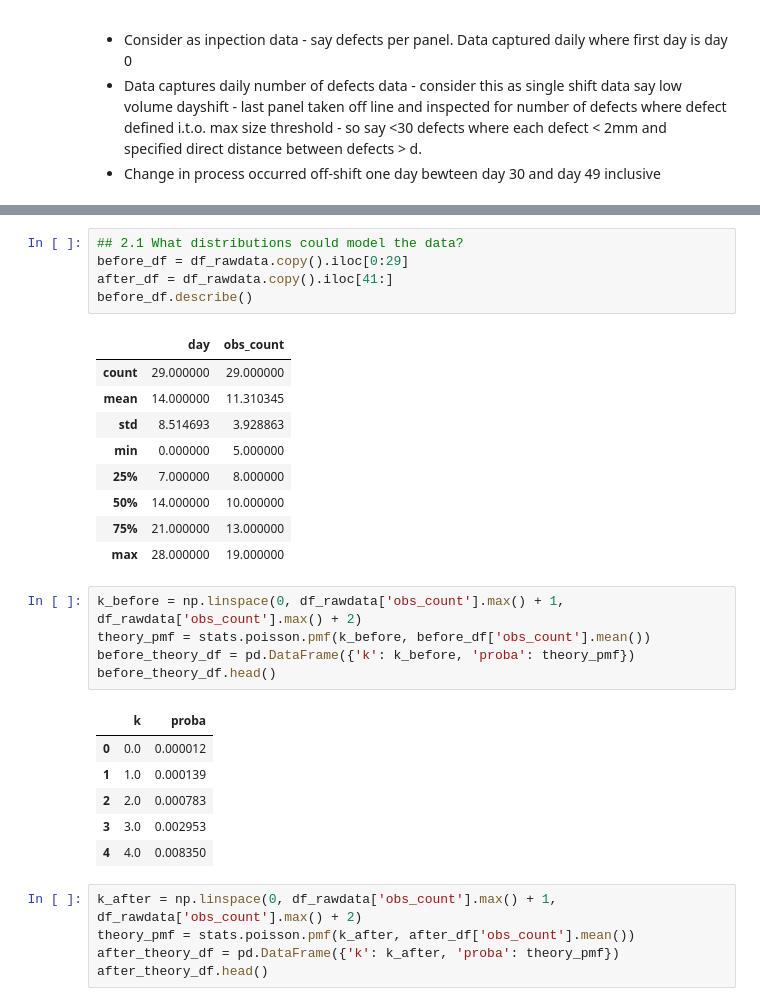
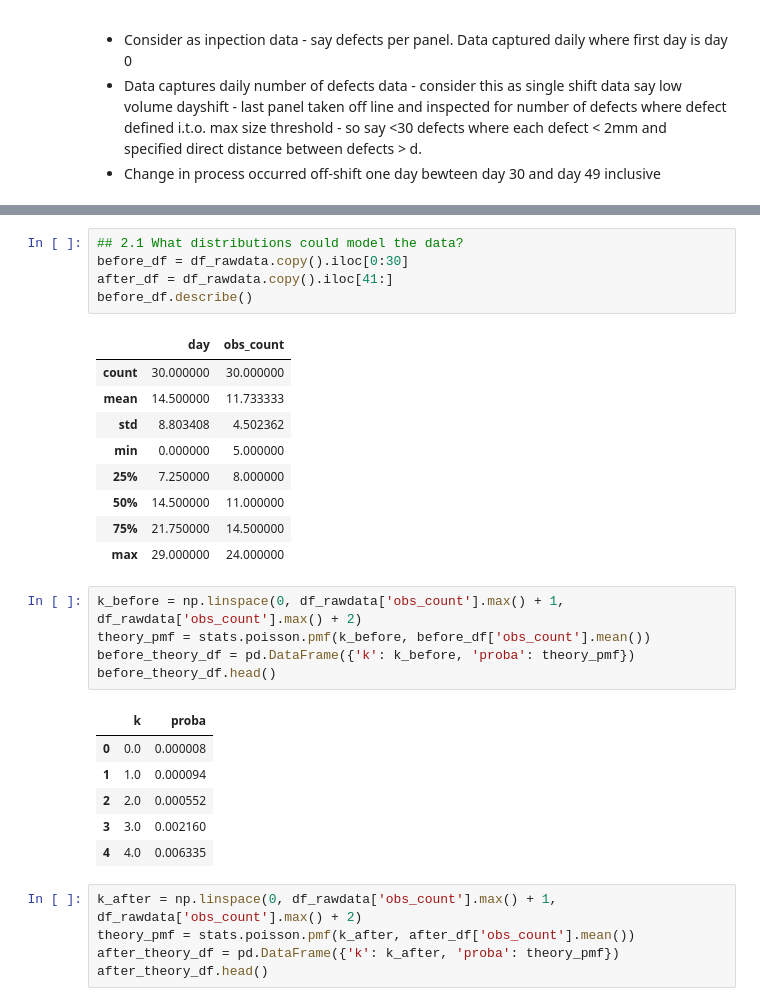
Before and after one commit to jointprob/bmcp-notes, a Jupyter notebook: 001.01 - hackers-chapter-1.ipynb, the cells around one changed output, grey strips where cells are left out. Drawn from its saved outputs; the diff is of its cells as text.

```diff
--- a/001.01 - hackers-chapter-1.ipynb
+++ b/001.01 - hackers-chapter-1.ipynb
@@ -205,18 +221,18 @@ p.draw();
 # %%
 ## 2.1 What distributions could model the data?
-before_df = df_rawdata.copy().iloc[0:29]
+before_df = df_rawdata.copy().iloc[0:30]
 after_df = df_rawdata.copy().iloc[41:]
 before_df.describe()
 # %% [output]
 |  | day | obs_count |
-| count | 29.000000 | 29.000000 |
-| mean | 14.000000 | 11.310345 |
-| std | 8.514693 | 3.928863 |
+| count | 30.000000 | 30.000000 |
+| mean | 14.500000 | 11.733333 |
+| std | 8.803408 | 4.502362 |
 | min | 0.000000 | 5.000000 |
-| 25% | 7.000000 | 8.000000 |
-| 50% | 14.000000 | 10.000000 |
-| 75% | 21.000000 | 13.000000 |
-| max | 28.000000 | 19.000000 |
+| 25% | 7.250000 | 8.000000 |
+| 50% | 14.500000 | 11.000000 |
+| 75% | 21.750000 | 14.500000 |
+| max | 29.000000 | 24.000000 |
 # %%
 k_before = np.linspace(0, df_rawdata['obs_count'].max() + 1, df_rawdata['obs_count'].max() + 2)
 theory_pmf = stats.poisson.pmf(k_before, before_df['obs_count'].mean())
@@ -224,11 +240,11 @@ before_theory_df = pd.DataFrame({'k': k_before, 'proba': theory_pmf})
 before_theory_df.head()
 # %% [output]
 |  | k | proba |
-| 0 | 0.0 | 0.000012 |
-| 1 | 1.0 | 0.000139 |
-| 2 | 2.0 | 0.000783 |
-| 3 | 3.0 | 0.002953 |
-| 4 | 4.0 | 0.008350 |
+| 0 | 0.0 | 0.000008 |
+| 1 | 1.0 | 0.000094 |
+| 2 | 2.0 | 0.000552 |
+| 3 | 3.0 | 0.002160 |
+| 4 | 4.0 | 0.006335 |
 # %%
 k_after = np.linspace(0, df_rawdata['obs_count'].max() + 1, df_rawdata['obs_count'].max() + 2)
 theory_pmf = stats.poisson.pmf(k_after, after_df['obs_count'].mean())
```
Also changed, not shown: parts of 31 cells of this notebook.
